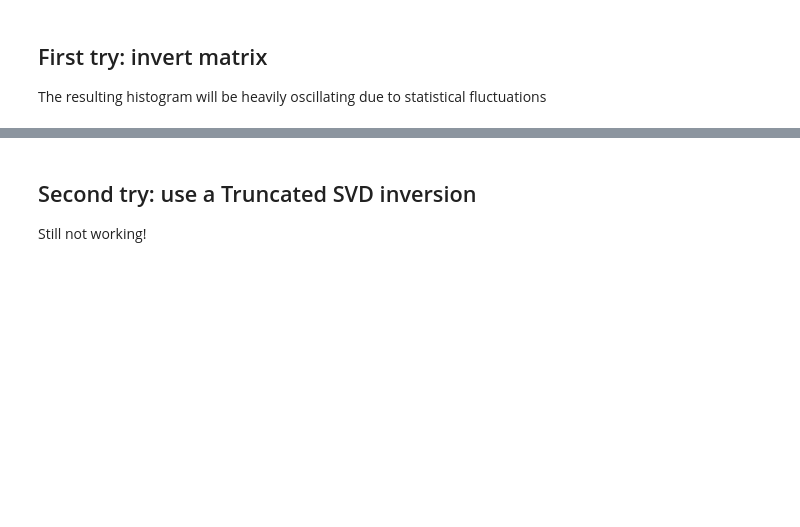
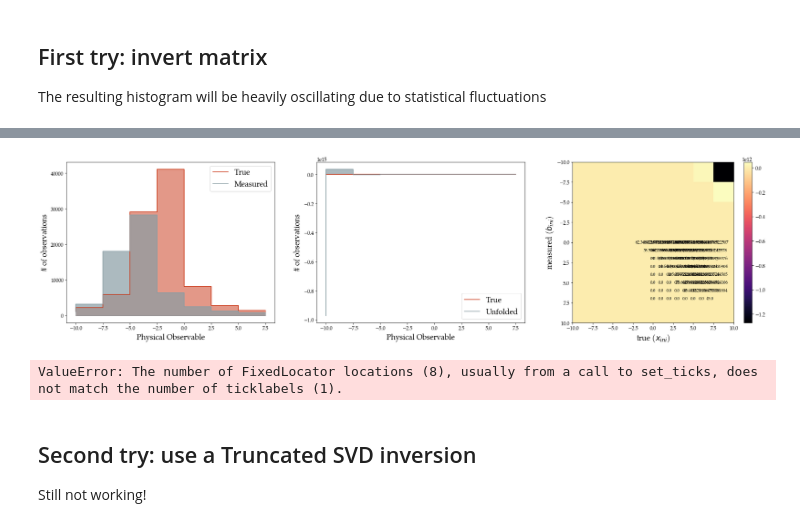
Before and after one commit to peguerosdc/unfolding_benchmark, a Jupyter notebook: lessons/why matrix inversion doesnt work.ipynb, the cells around one changed output, grey strips where cells are left out. Cells and saved outputs as stored; diff of their text form; code cells hidden in the pictures; blank space fills up the shorter version.

```diff
--- a/lessons/why matrix inversion doesnt work.ipynb
+++ b/lessons/why matrix inversion doesnt work.ipynb
@@ -87,3 +140,82 @@ plot_everything(Ainv, xinipy, unfolded, xinipy_edges, reconstructed_name="unfold
+# %%
+import matplotlib
+matplotlib.rcParams['font.family'] = 'sans-serif'
+matplotlib.rcParams['font.sans-serif'] = ['TeX Gyre Pagella']
+matplotlib.rcParams['image.cmap'] = 'magma'
+plt.rc('axes', titlesize=2)     # fontsize of the axes title
+plt.rc('axes', labelsize=18)    # fontsize of the x and y labels
+plt.rc('xtick', labelsize=12)    # fontsize of the tick labels
+plt.rc('ytick', labelsize=12)    # fontsize of the tick labels
+plt.rc('legend', fontsize=18)    # legend fontsize
+
+plot_for_document(Ainv, xinipy, binipy, unfolded, xinipy_edges)
+# %% [output]
+[figure, added]
+# %%
+def heatmap(data, row_labels, col_labels, ax=None,
+            cbar_kw={}, cbarlabel="", **kwargs):
+    """
+    Create a heatmap from a numpy array and two lists of labels.
+
+    Parameters
+    ----------
+    data
+        A 2D numpy array of shape (N, M).
+    row_labels
+        A list or array of length N with the labels for the rows.
+    col_labels
+        A list or array of length M with the labels for the columns.
+    ax
+        A `matplotlib.axes.Axes` instance to which the heatmap is plotted.  If
+        not provided, use current axes or create a new one.  Optional.
+    cbar_kw
+        A dictionary with arguments to `matplotlib.Figure.colorbar`.  Optional.
+    cbarlabel
+        The label for the colorbar.  Optional.
+    **kwargs
+        All other arguments are forwarded to `imshow`.
+    """
+
+    if not ax:
+        ax = plt.gca()
+
+    # Plot the heatmap
+    im = ax.imshow(data, **kwargs)
+
+    # Create colorbar
+    cbar = ax.figure.colorbar(im, ax=ax, **cbar_kw)
+    cbar.ax.set_ylabel(cbarlabel, rotation=-90, va="bottom")
+
+    # We want to show all ticks...
+    ax.set_xticks(np.arange(data.shape[1]))
+    ax.set_yticks(np.arange(data.shape[0]))
+    # ... and label them with the respective list entries.
+    ax.set_xticklabels(col_labels)
+    ax.set_yticklabels(row_labels)
+
+    # Let the horizontal axes labeling appear on top.
+    ax.tick_params(top=True, bottom=False,
+                   labeltop=True, labelbottom=False)
+
+    # Rotate the tick labels and set their alignment.
+    plt.setp(ax.get_xticklabels(), rotation=-30, ha="right",
+             rotation_mode="anchor")
+
+    # Turn spines off and create white grid.
+    ax.spines[:].set_visible(False)
+
+    ax.set_xticks(np.arange(data.shape[1]+1)-.5, minor=True)
+    ax.set_yticks(np.arange(data.shape[0]+1)-.5, minor=True)
+    ax.grid(which="minor", color="w", linestyle='-', linewidth=3)
+    ax.tick_params(which="minor", bottom=False, left=False)
+
+    return im, cbar
+
+fig, ax = plt.subplots()
+im, cbar = heatmap(Adetpy, xinipy_edges, binipy_edges, ax=ax,
+                   cmap="YlGn", cbarlabel="harvest [t/year]")
+# %% [output]
+ValueError: The number of FixedLocator locations (8), usually from a call to set_ticks, does not match the number of ticklabels (1).
 # %% [markdown]
 ## Second try: use a Truncated SVD inversion
 Still not working!
```
Also changed, not shown: parts of 5 cells of this notebook, 22 other files.
